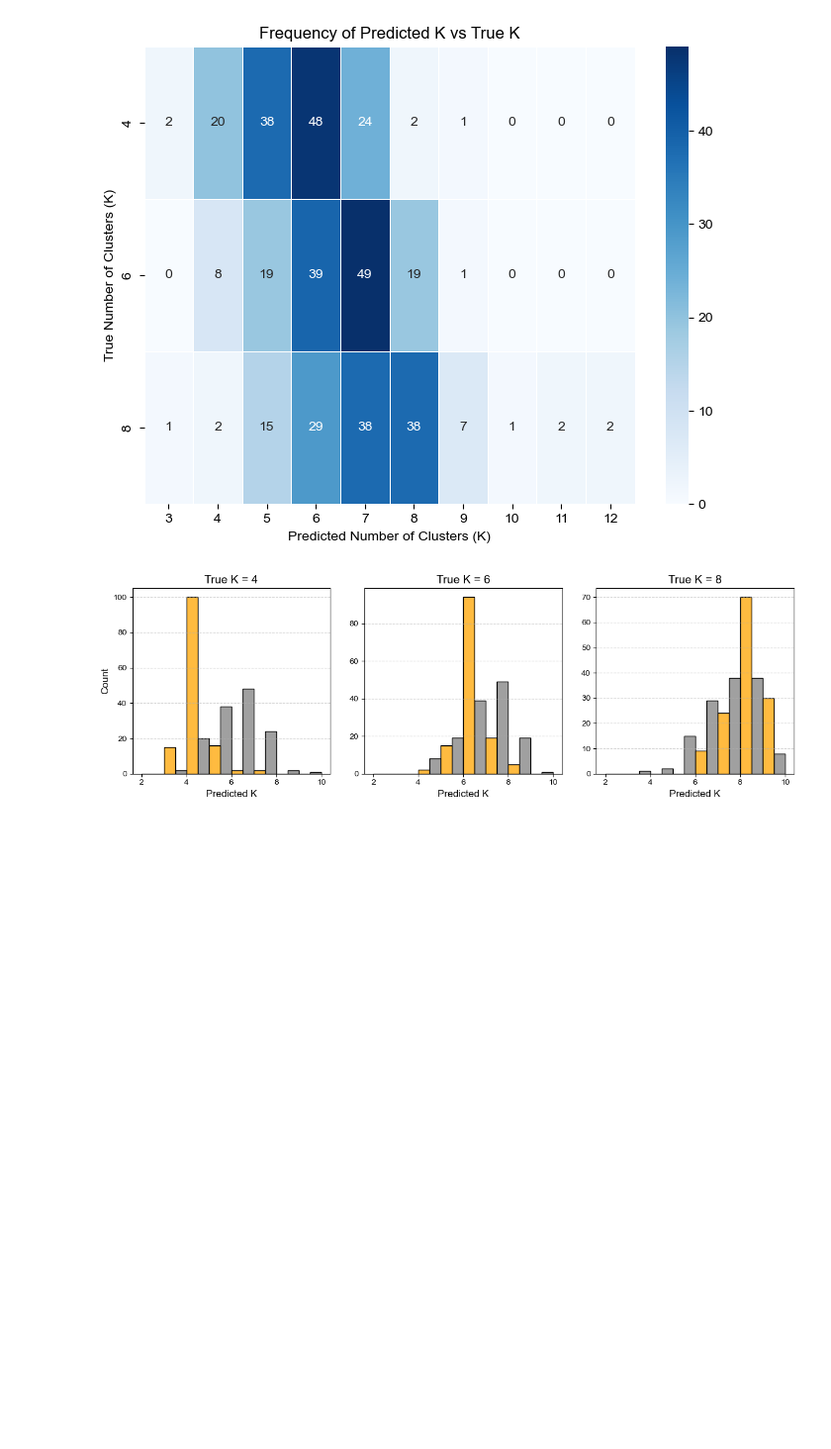
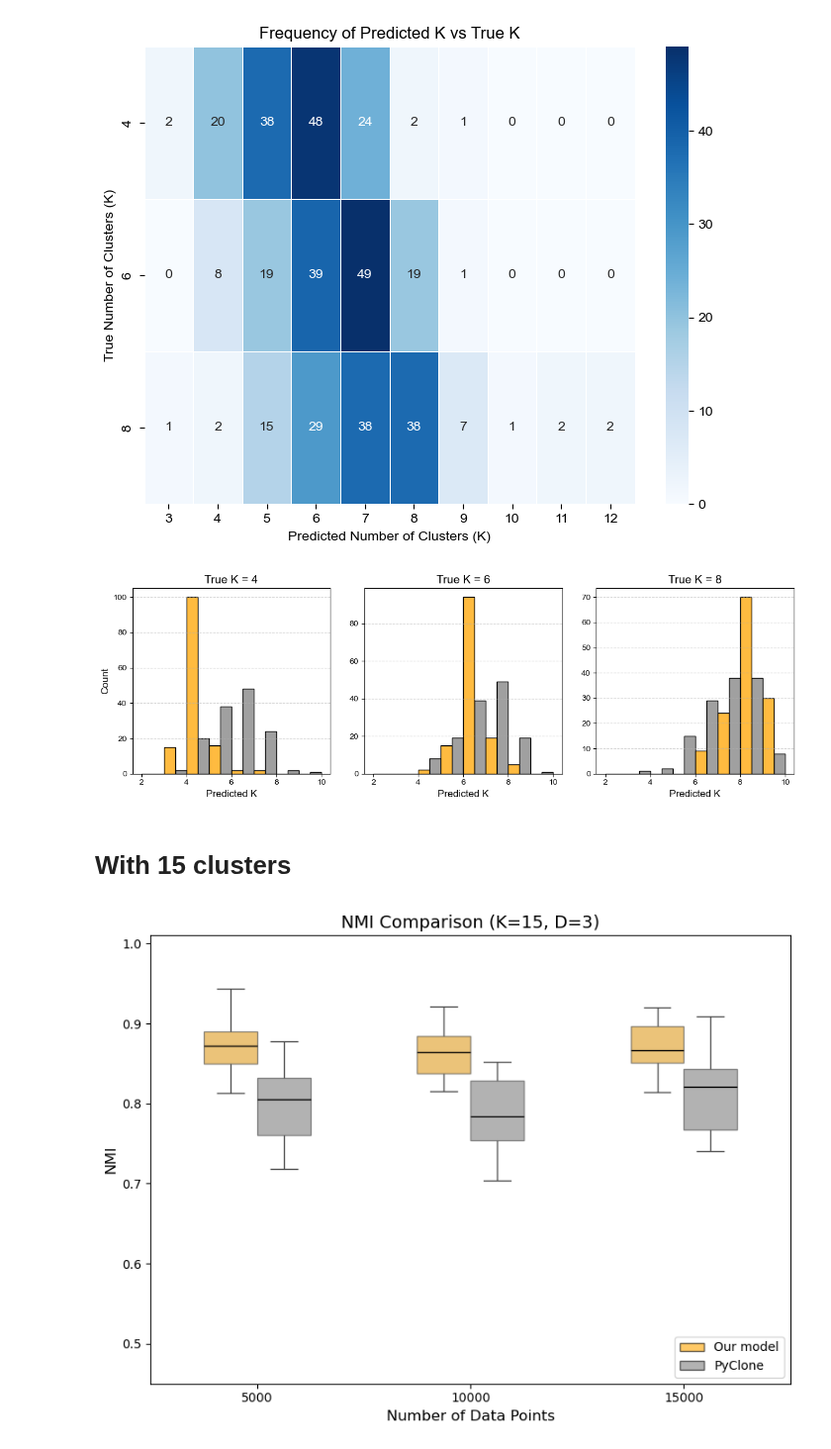
Before and after one commit to caravagnalab/MOBSTERm, a Jupyter notebook: test_generative/general_boxplots_analysis.ipynb, the cells around one changed output. Shown at 99% size. Drawn from its saved outputs; the diff is of its cells as text; code cells hidden in the pictures; blank space fills up the shorter version.

```diff
--- a/test_generative/general_boxplots_analysis.ipynb
+++ b/test_generative/general_boxplots_analysis.ipynb
@@ -2933,3 +2932,70 @@ plt.savefig("/Users/elenarivaroli/orfeo_remote/scratch/tesimagistrale/subclonal_
 plt.show()
 # %% [output]
 [figure]
+# %% [markdown]
+# With 15 clusters
+# %%
+purity = 0.9
+coverage = 100
+# general_folder_gmm = f"./new_model/results/p_{str(purity).replace('.', '')}_cov_{coverage}/"
+general_folder_gmm = f"./final_our_model/results/p_{str(purity).replace('.', '')}_cov_{coverage}/"
+general_folder_pyclone = f"./pyclone/results/p_{str(purity).replace('.', '')}_cov_{coverage}/"
+
+N_values = [5000, 10000, 15000]
+K_values = [15]
+D_values = [3]
+# %%
+nmi_gmm = []
+nmi_pyclone = []
+
+# Function to read NMI values
+def read_nmi_file(filename):
+    try:
+        with open(filename, 'r') as file:
+            return [float(line.strip()) for line in file.readlines()]
+    except Exception as e:
+        print(f"Error reading {filename}: {e}")
+        return []
+
+K = 15
+D = 3
+
+for N in N_values:
+    filename_gmm = os.path.join(general_folder_gmm, f"D_3/nmi/nmi_N_{N}_K_{K}_D_{D}.txt")
+    nmi_values_gmm = read_nmi_file(filename_gmm)
+
+    for nmi in nmi_values_gmm:
+        nmi_gmm.append({'N': N, 'NMI': nmi, 'Method': 'Our model'})
+
+    filename_pyclone = os.path.join(general_folder_pyclone, f"D_3/nmi/nmi_N_{N}_K_{K}_D_{D}.txt")
+    nmi_values_pyclone = read_nmi_file(filename_pyclone)
+
+    for nmi in nmi_values_pyclone:
+        nmi_pyclone.append({'N': N, 'NMI': nmi, 'Method': 'PyClone'})
+
+df_gmm = pd.DataFrame(nmi_gmm)
+df_pyclone = pd.DataFrame(nmi_pyclone)
+df = pd.concat([df_gmm, df_pyclone])
+
+plt.figure(figsize=(8, 6))
+sns.boxplot(
+    x='N', y='NMI', hue='Method', data=df,
+    palette={'Our model': 'orange', 'PyClone': 'grey'},
+    width=0.5, boxprops=dict(alpha=0.6), medianprops=dict(color='black')
+)
+
+plt.xlabel('Number of Data Points', fontsize=12)
+plt.ylabel('NMI', fontsize=12)
+plt.title(f'NMI Comparison (K={K}, D={D})', fontsize=14)
+plt.ylim([0.45, 1.01])
+
+legend_elements = [
+    Patch(facecolor='orange', edgecolor='black', alpha=0.6, label='Our model'),
+    Patch(facecolor='grey', edgecolor='black', alpha=0.6, label='PyClone')
+]
+plt.legend(handles=legend_elements, loc='lower right')
+
+plt.tight_layout()
+plt.show()
+# %% [output]
+[figure, added]
```
Also changed, not shown: parts of 5 cells of this notebook, 20 other files.
